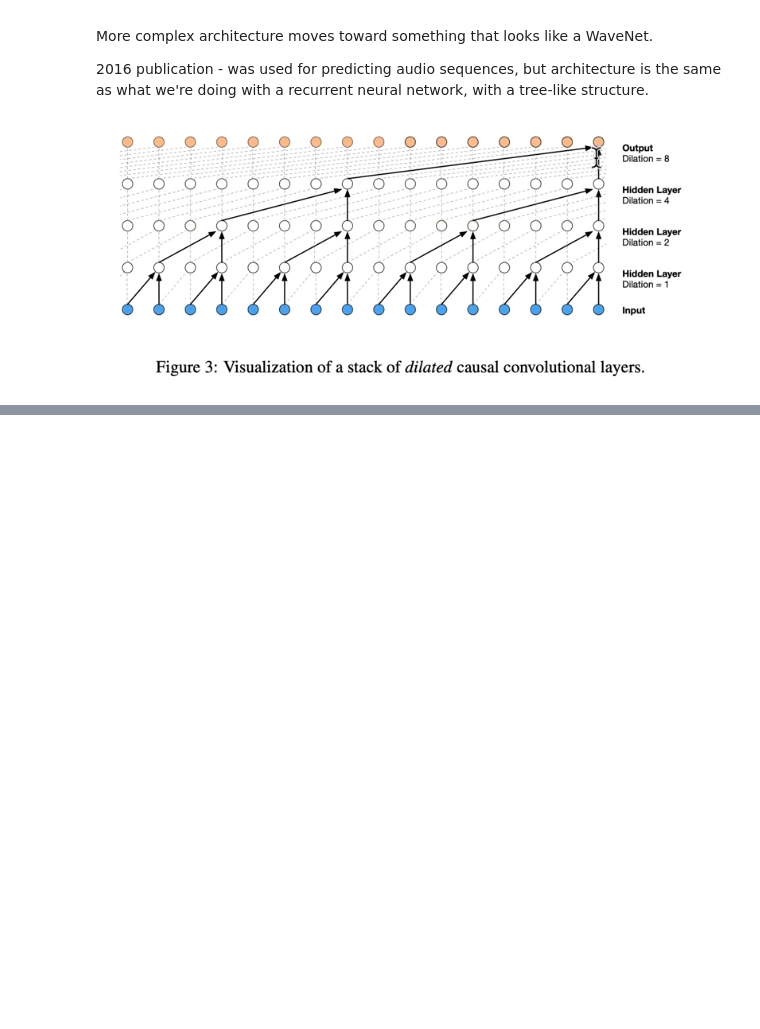
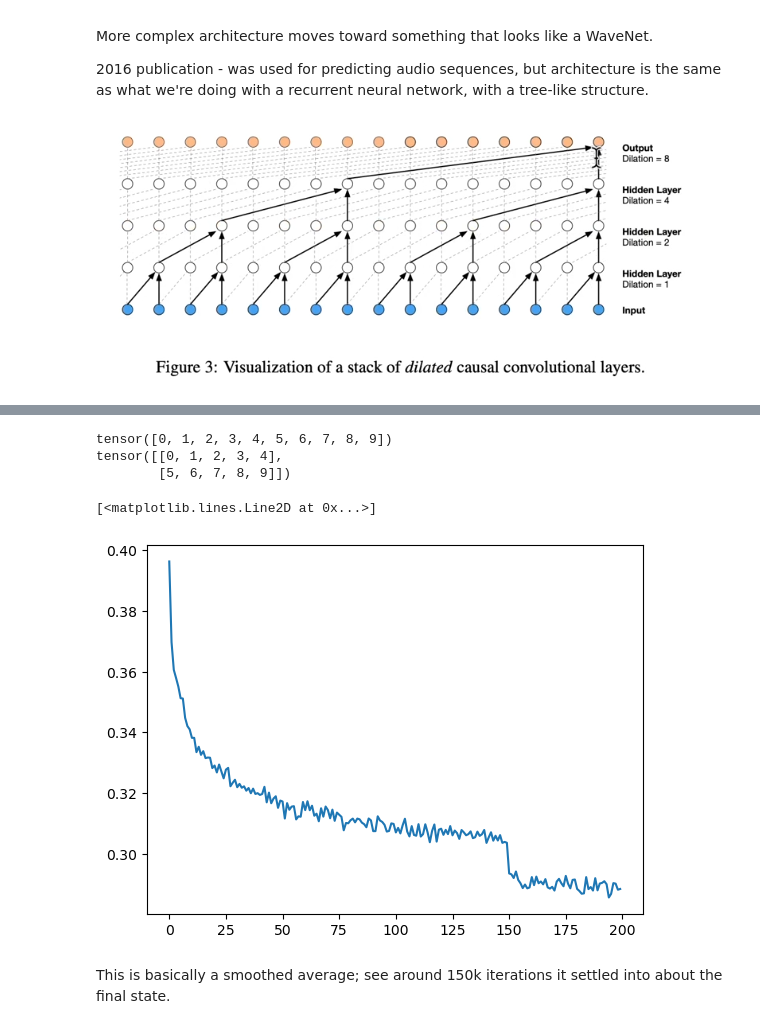
Before and after one commit to phively/nn-zero-to-hero, a Jupyter notebook: 06 Building makemore 5 - WaveNet.ipynb, the cells around one changed output, grey strips where cells are left out. Saved outputs shown, nothing was run; the diff lists cells and outputs as text; code cells hidden in the pictures; blank space fills up the shorter version.

```diff
--- a/06 Building makemore 5 - WaveNet.ipynb
+++ b/06 Building makemore 5 - WaveNet.ipynb
@@ -14,0 +335,15 @@ More complex architecture moves toward something that looks like a WaveNet.
+# %%
+print(torch.arange(10))
+print(torch.arange(10).view(2, 5))
+# %% [output]
+tensor([0, 1, 2, 3, 4, 5, 6, 7, 8, 9])
+tensor([[0, 1, 2, 3, 4],
+        [5, 6, 7, 8, 9]])
+# %%
+# Stretch into a row of 1000 consecutive elements and do row means
+plt.plot(torch.tensor(lossi).view(-1, 1000).mean(1))
+# %% [output]
+[<matplotlib.lines.Line2D at 0x...>]
+[figure, added]
+# %% [markdown]
+This is basically a smoothed average; see around 150k iterations it settled into about the final state.
```
Also changed, not shown: parts of 44 cells of this notebook.
